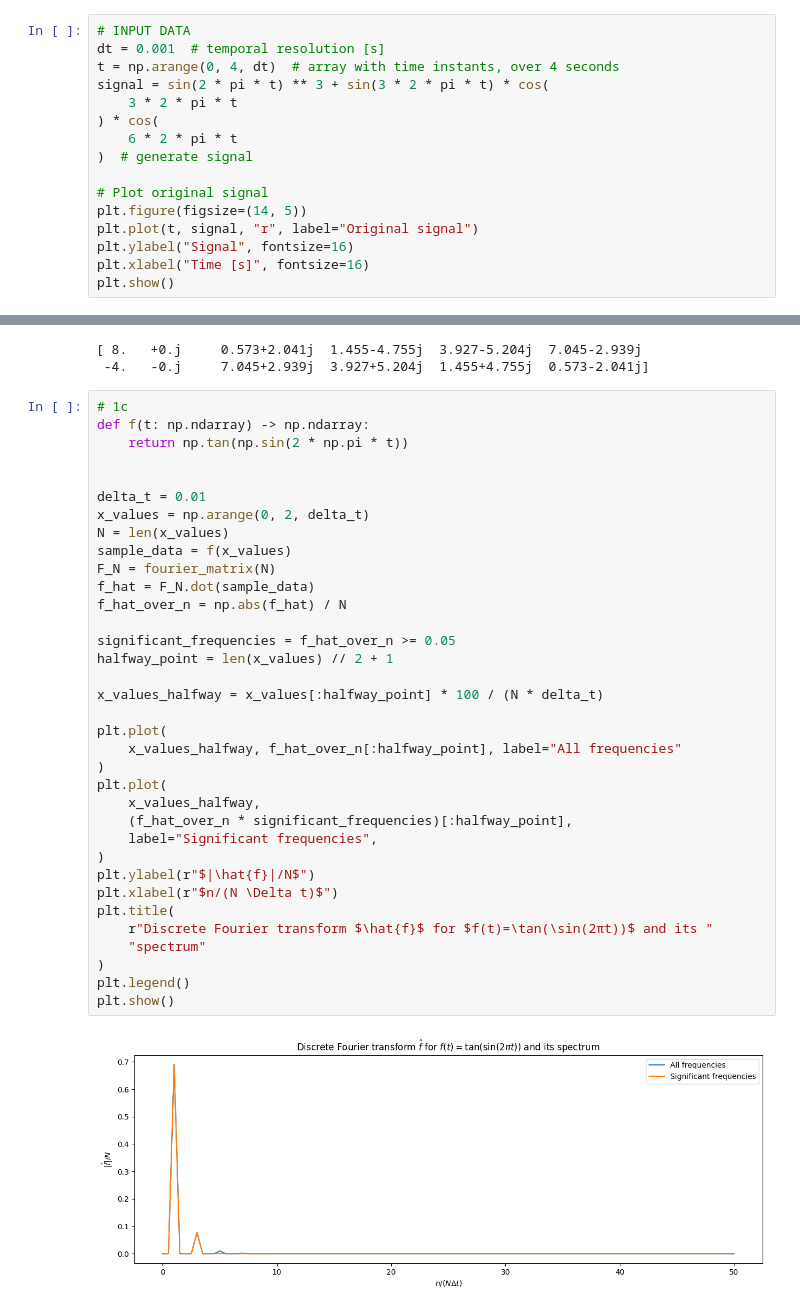
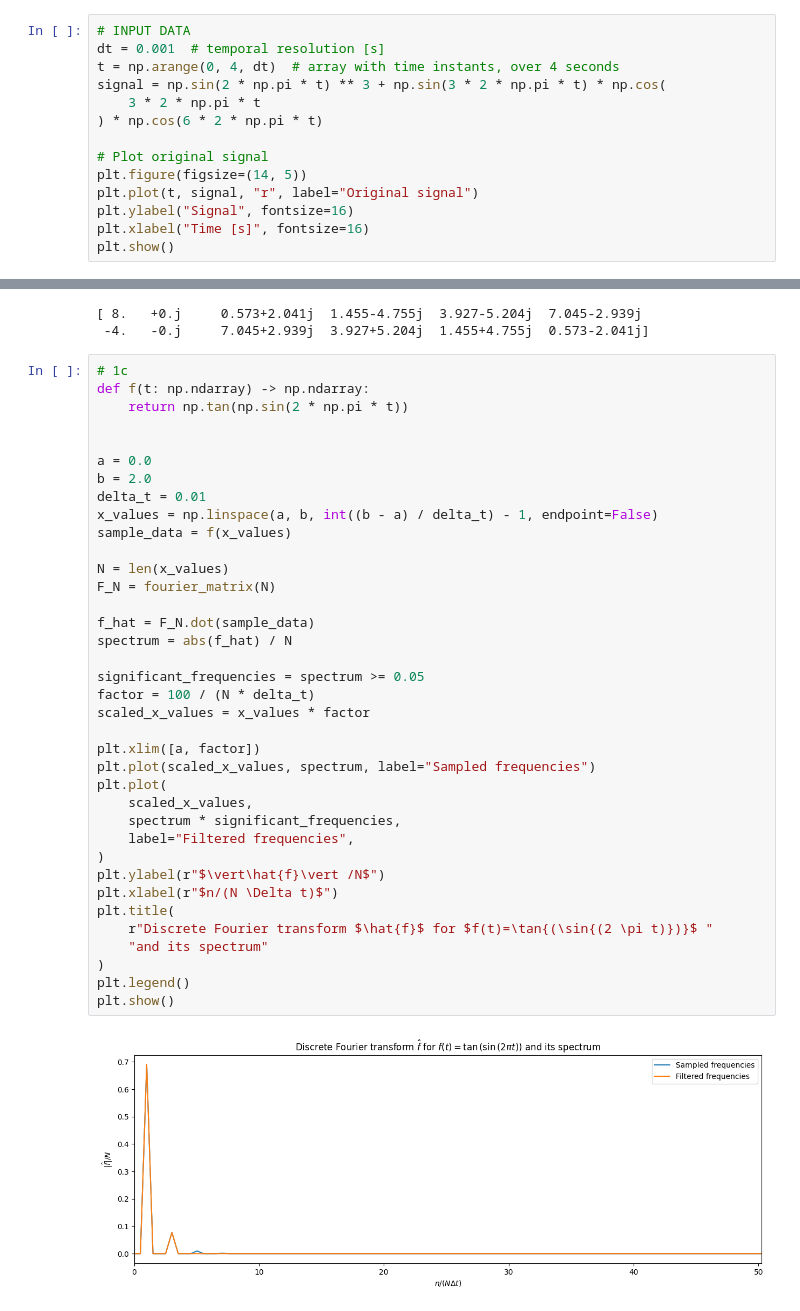
Before and after one commit to aleksandervestlund/numerics-and-fourier-analyses, a Jupyter notebook: exercise_11_fft.ipynb, the cells around one changed output, grey strips where cells are left out. Cells and saved outputs as stored; diff of their text form.

Commit message:
Remove hardcoded data and improve accuracy

```diff
--- a/exercise_11_fft.ipynb
+++ b/exercise_11_fft.ipynb
@@ -23,11 +21,9 @@ The idea is to compute the discrete Fourier transform, "filter out" all frequenc
 # INPUT DATA
 dt = 0.001  # temporal resolution [s]
 t = np.arange(0, 4, dt)  # array with time instants, over 4 seconds
-signal = sin(2 * pi * t) ** 3 + sin(3 * 2 * pi * t) * cos(
-    3 * 2 * pi * t
-) * cos(
-    6 * 2 * pi * t
-)  # generate signal
+signal = np.sin(2 * np.pi * t) ** 3 + np.sin(3 * 2 * np.pi * t) * np.cos(
+    3 * 2 * np.pi * t
+) * np.cos(6 * 2 * np.pi * t)
 
 # Plot original signal
 plt.figure(figsize=(14, 5))
@@ -118,39 +104,41 @@ print(np.round(fourier_matrix(len(f_data)).dot(f_data), 3))
 # %%
 # 1c
 def f(t: np.ndarray) -> np.ndarray:
     return np.tan(np.sin(2 * np.pi * t))
 
 
+a = 0.0
+b = 2.0
 delta_t = 0.01
-x_values = np.arange(0, 2, delta_t)
+x_values = np.linspace(a, b, int((b - a) / delta_t) - 1, endpoint=False)
+sample_data = f(x_values)
+
 N = len(x_values)
-sample_data = f(x_values)
 F_N = fourier_matrix(N)
+
 f_hat = F_N.dot(sample_data)
-f_hat_over_n = np.abs(f_hat) / N
+spectrum = abs(f_hat) / N
 
-significant_frequencies = f_hat_over_n >= 0.05
-halfway_point = len(x_values) // 2 + 1
+significant_frequencies = spectrum >= 0.05
+factor = 100 / (N * delta_t)
+scaled_x_values = x_values * factor
 
-x_values_halfway = x_values[:halfway_point] * 100 / (N * delta_t)
-
+plt.xlim([a, factor])
+plt.plot(scaled_x_values, spectrum, label="Sampled frequencies")
 plt.plot(
-    x_values_halfway, f_hat_over_n[:halfway_point], label="All frequencies"
+    scaled_x_values,
+    spectrum * significant_frequencies,
+    label="Filtered frequencies",
 )
-plt.plot(
-    x_values_halfway,
-    (f_hat_over_n * significant_frequencies)[:halfway_point],
-    label="Significant frequencies",
-)
-plt.ylabel(r"$|\hat{f}|/N$")
+plt.ylabel(r"$\vert\hat{f}\vert /N$")
 plt.xlabel(r"$n/(N \Delta t)$")
 plt.title(
-    r"Discrete Fourier transform $\hat{f}$ for $f(t)=\tan(\sin(2πt))$ and its "
-    "spectrum"
+    r"Discrete Fourier transform $\hat{f}$ for $f(t)=\tan{(\sin{(2 \pi t)})}$ "
+    "and its spectrum"
 )
 plt.legend()
 plt.show()
 # %% [output]
-[figure, old version]
+[figure, new version]
 # %%
 # 1d
```
Also changed, not shown: parts of 4 cells of this notebook.
